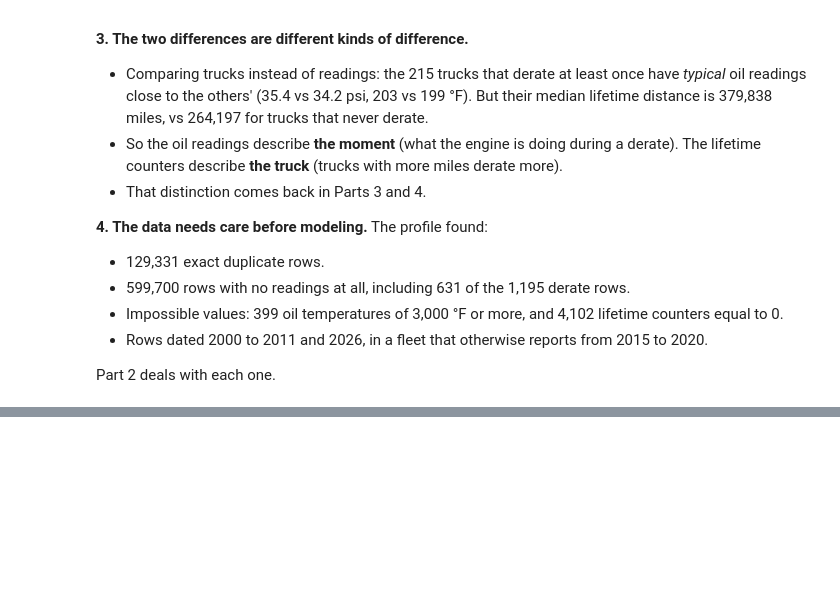
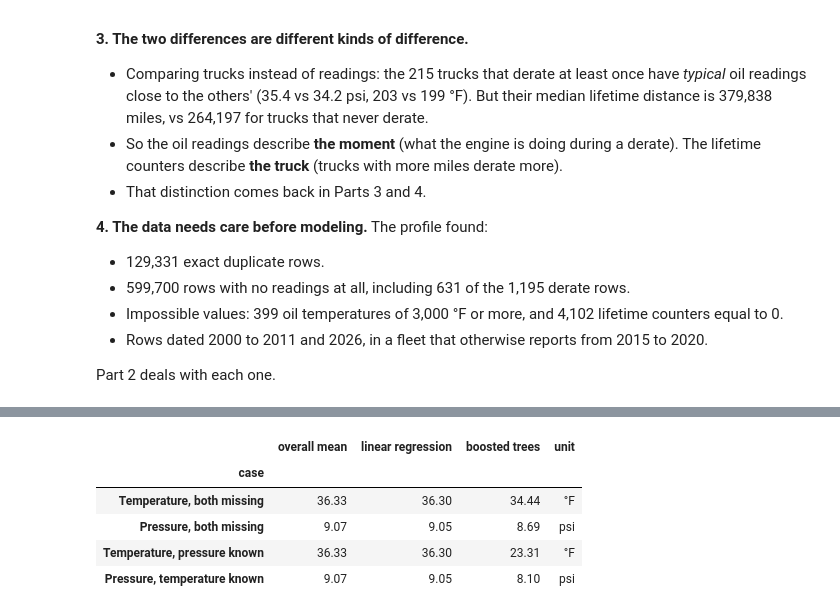
Before and after one commit to AI-for-Analytics-4/Big_NSS, a Jupyter notebook: submissions/juan_zavala/derate_prediction.ipynb, the cells around one changed output, grey strips where cells are left out. Cells and saved outputs as stored; diff of their text form; code cells hidden in the pictures; blank space fills up the shorter version.

```diff
--- a/submissions/juan_zavala/derate_prediction.ipynb
+++ b/submissions/juan_zavala/derate_prediction.ipynb
@@ -219,0 +511,13 @@ Part 2 deals with each one.
+# %%
+# [ME] 2d. Rows with no Ltd value at all: fill in equal increments between the truck's last and next known values.
+# interpolate() treats the rows as equally spaced, which is what "equally incremented" asks for.
+no_ltd = work[LTD].isna().all(axis=1)
+work[LTD] = work.groupby('EquipmentID')[LTD].transform(lambda col: col.interpolate(method='linear', limit_area='inside'))
+filled_2d = int((no_ltd & work[LTD].notna().all(axis=1)).sum())
+edge = work[LTD].isna().any(axis=1)
+print(f'Rows with no Ltd value: {int(no_ltd.sum())} | filled by interpolation: {filled_2d} | '
+      f'left at a truck\'s start or end, with no next or last value to step toward: {int(edge.sum())} '
+      f'(derate rows among them: {int(work.loc[edge, "Derate"].sum())})')
+work = work[~edge].copy()
+log_step('2d. Interpolate remaining Ltd nulls', work, f'{filled_2d * 3:,} values filled; {int(edge.sum())} edge rows dropped')
+assert work[LTD].notna().all().all()
@@ -219,0 +537,31 @@ Part 2 deals with each one.
+# %%
+# [CHECK] Which model fills the oil readings best? Train on 80% of complete rows, score MAE on the other 20%.
+from sklearn.ensemble import HistGradientBoostingRegressor
+from sklearn.model_selection import train_test_split
+from sklearn.metrics import mean_absolute_error
+OIL_CASES = {'Temperature, both missing': ('EngineOilTemperature', LTD),
+             'Pressure, both missing': ('EngineOilPressure', LTD),
+             'Temperature, pressure known': ('EngineOilTemperature', LTD + ['EngineOilPressure']),
+             'Pressure, temperature known': ('EngineOilPressure', LTD + ['EngineOilTemperature'])}
+def boosted_trees():
+    return HistGradientBoostingRegressor(max_iter=300, learning_rate=0.1, early_stopping=False, random_state=42)
+complete_oil = work.dropna(subset=OIL)
+fit_rows, check_rows = train_test_split(complete_oil.index, test_size=0.2, random_state=42)
+oil_check = []
+for case, (target, inputs) in OIL_CASES.items():
+    fit, check = complete_oil.loc[fit_rows], complete_oil.loc[check_rows]
+    oil_check.append({'case': case,
+                      'overall mean': mean_absolute_error(check[target], np.full(len(check), fit[target].mean())),
+                      'linear regression': mean_absolute_error(check[target], LinearRegression().fit(fit[inputs], fit[target]).predict(check[inputs])),
+                      'boosted trees': mean_absolute_error(check[target], boosted_trees().fit(fit[inputs], fit[target]).predict(check[inputs]))})
+oil_check = pd.DataFrame(oil_check).set_index('case')
+oil_check['unit'] = [UNITS[t] for t, _ in OIL_CASES.values()]
+oil_check.to_csv('results/oil_fill_validation.csv')
+oil_check.round(2)
+# %% [output]
+|  | overall mean | linear regression | boosted trees | unit |
+| case |  |  |  |  |
+| Temperature, both missing | 36.33 | 36.30 | 34.44 | °F |
+| Pressure, both missing | 9.07 | 9.05 | 8.69 | psi |
+| Temperature, pressure known | 36.33 | 36.30 | 23.31 | °F |
+| Pressure, temperature known | 9.07 | 9.05 | 8.10 | psi |
```
Also changed, not shown: parts of 17 cells of this notebook, 3 other files.
